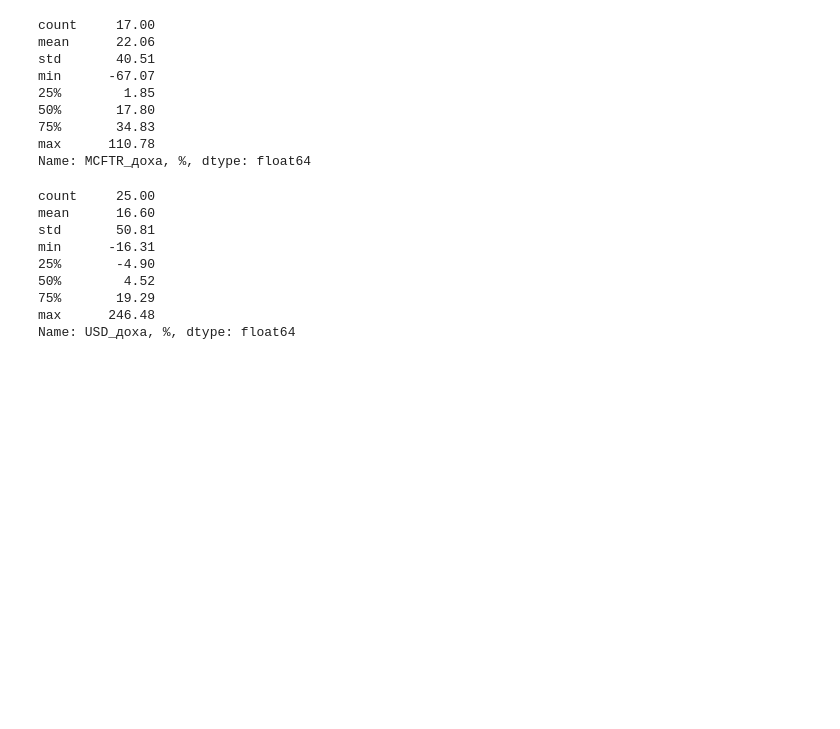
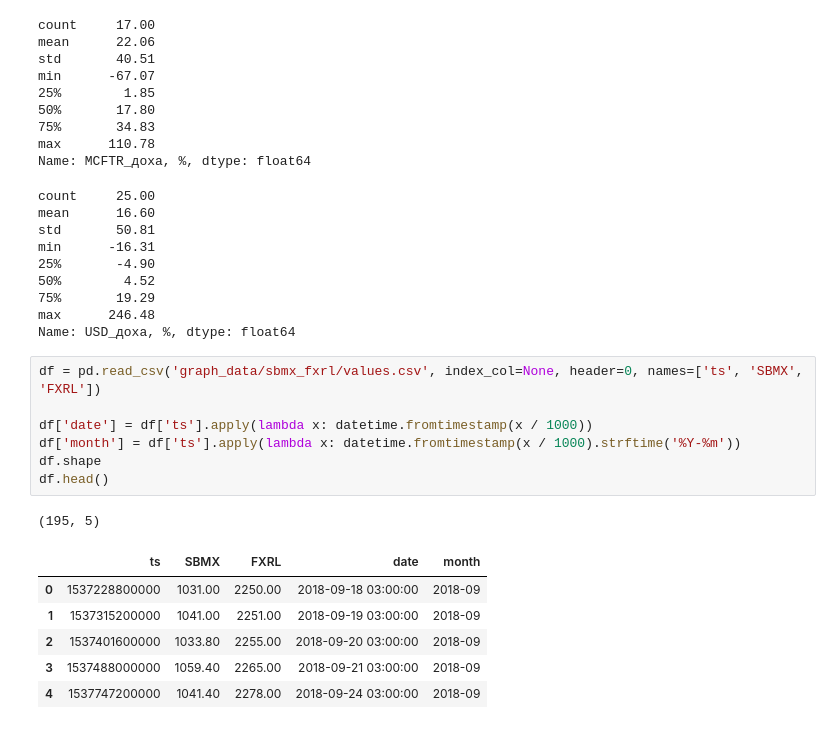
Before and after one commit to nerevar/stock_prices, a Jupyter notebook: analyze_data.ipynb, the cells around one changed output. Drawn from its saved outputs; the diff is of its cells as text; blank space fills up the shorter version.

```diff
--- a/analyze_data.ipynb
+++ b/analyze_data.ipynb
@@ -326,3 +326,18 @@ min      -16.31
 75%       19.29
 max      246.48
 Name: USD_доха, %, dtype: float64
+# %%
+df = pd.read_csv('graph_data/sbmx_fxrl/values.csv', index_col=None, header=0, names=['ts', 'SBMX', 'FXRL'])
+
+df['date'] = df['ts'].apply(lambda x: datetime.fromtimestamp(x / 1000))
+df['month'] = df['ts'].apply(lambda x: datetime.fromtimestamp(x / 1000).strftime('%Y-%m'))
+df.shape
+df.head()
+# %% [output]
+(195, 5)
+|  | ts | SBMX | FXRL | date | month |
+| 0 | 1537228800000 | 1031.00 | 2250.00 | 2018-09-18 03:00:00 | 2018-09 |
+| 1 | 1537315200000 | 1041.00 | 2251.00 | 2018-09-19 03:00:00 | 2018-09 |
+| 2 | 1537401600000 | 1033.80 | 2255.00 | 2018-09-20 03:00:00 | 2018-09 |
+| 3 | 1537488000000 | 1059.40 | 2265.00 | 2018-09-21 03:00:00 | 2018-09 |
+| 4 | 1537747200000 | 1041.40 | 2278.00 | 2018-09-24 03:00:00 | 2018-09 |
```
Also changed, not shown: parts of 1 cell of this notebook, 4 other files.
